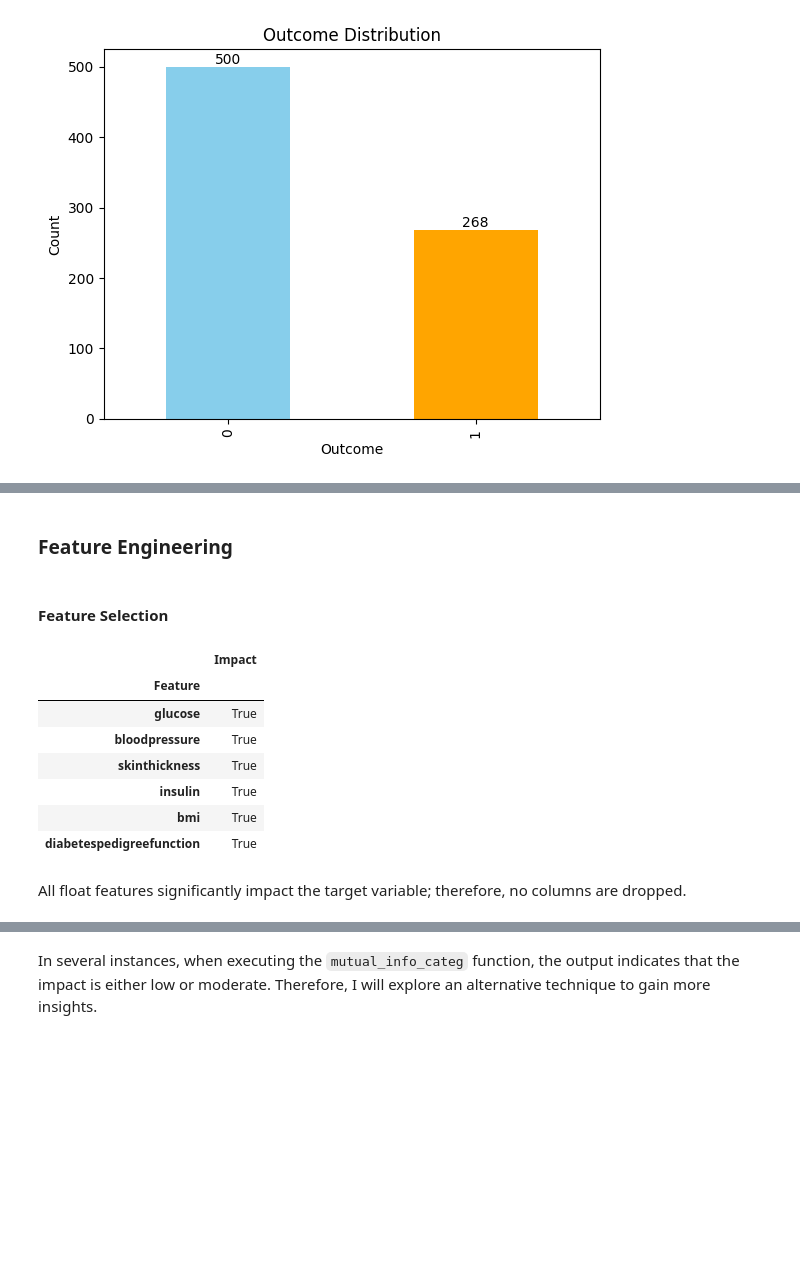
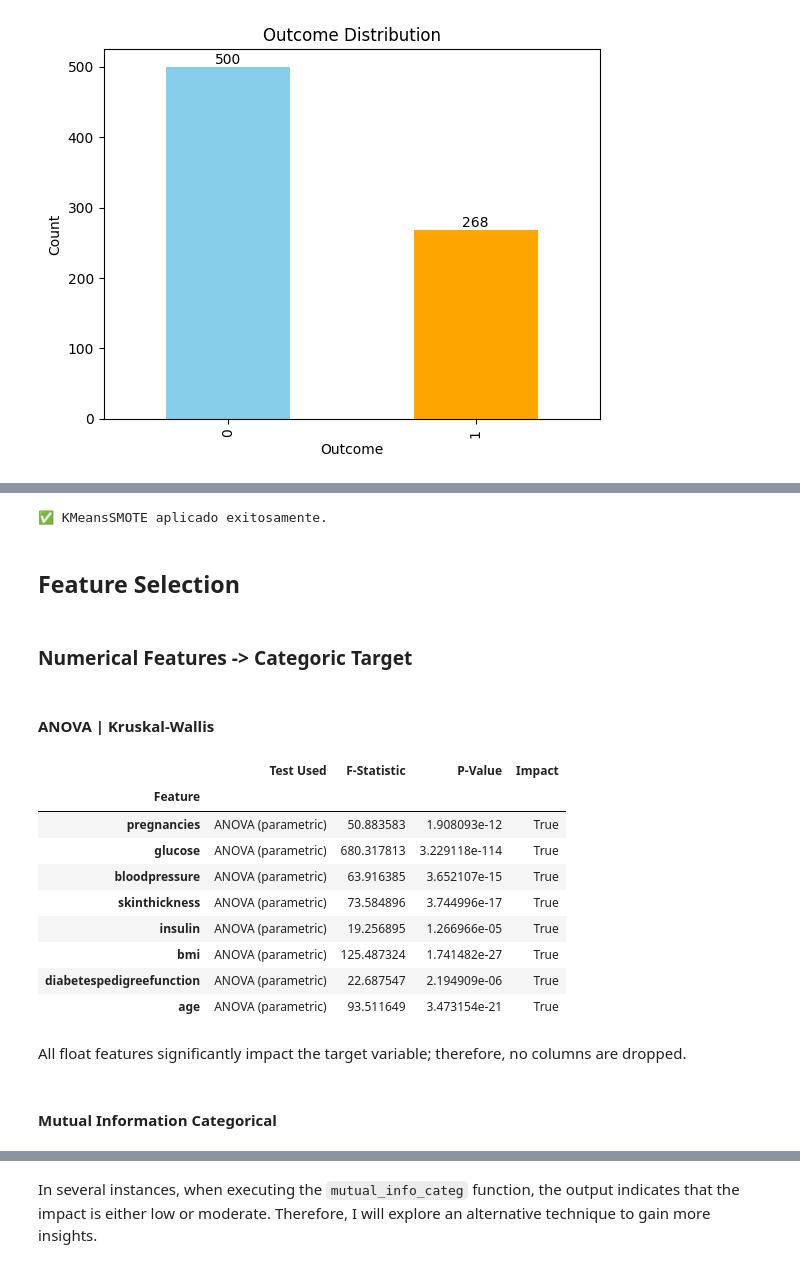
Before and after one commit to haroldeustaquio/Pima-Diabetes-Prediction, a Jupyter notebook: notebooks/01_data_preprocessing.ipynb, the cells around one changed output, grey strips where cells are left out. Saved outputs shown, nothing was run; the diff lists cells and outputs as text; code cells hidden in the pictures; blank space fills up the shorter version.

Commit message:
Add data processing and model training scripts with pipeline and best model saving

```diff
--- a/notebooks/01_data_preprocessing.ipynb
+++ b/notebooks/01_data_preprocessing.ipynb
@@ -1092,2 +114,2 @@ df = pd.DataFrame(iterative.fit_transform(df), columns=df.columns)
-# %%
-df[['pregnancies', "glucose","age", "outcome"]] = df[['pregnancies', "glucose","age", "outcome"]].astype(int)
+# %%
+df = f.apply_imputer_strategy(df, imputer_recommendations)
@@ -1109,0 +126,2 @@ detect_all_outliers(df, float_features, remove=True)
+# %%
+balancing_recomendation = f.data_balancing_oversampling_recommender(df.drop(columns='outcome'), df['outcome'], soft=False)
@@ -1110,18 +143,31 @@ detect_all_outliers(df, float_features, remove=True)
+# %%
+if cases["balance_data"]:
+    df = f.apply_balancing_oversampling(df.drop(columns='outcome'), df['outcome'], balancing_recomendation)
+else:
+    "No data balancing was applied"
+# %% [output]
+✅ KMeansSMOTE aplicado exitosamente.
 # %% [markdown]
-### Feature Engineering
+## Feature Selection
-# %% [markdown]
-#### Feature Selection
+# %% [markdown]
+### Numerical Features -> Categoric Target
+# %% [markdown]
+#### ANOVA | Kruskal-Wallis
 # %%
-anova_krustal_categ(df, float_features, target, display_info=False)
+f.feature_selection_anova_kruskal(df, num_features, target, display_info=True)
 # %% [output]
-|  | Impact |
-| Feature |  |
-| glucose | True |
-| bloodpressure | True |
-| skinthickness | True |
-| insulin | True |
-| bmi | True |
-| diabetespedigreefunction | True |
+|  | Test Used | F-Statistic | P-Value | Impact |
+| Feature |  |  |  |  |
+| pregnancies | ANOVA (parametric) | 50.883583 | 1.908093e-12 | True |
+| glucose | ANOVA (parametric) | 680.317813 | 3.229118e-114 | True |
+| bloodpressure | ANOVA (parametric) | 63.916385 | 3.652107e-15 | True |
+| skinthickness | ANOVA (parametric) | 73.584896 | 3.744996e-17 | True |
+| insulin | ANOVA (parametric) | 19.256895 | 1.266966e-05 | True |
+| bmi | ANOVA (parametric) | 125.487324 | 1.741482e-27 | True |
+| diabetespedigreefunction | ANOVA (parametric) | 22.687547 | 2.194909e-06 | True |
+| age | ANOVA (parametric) | 93.511649 | 3.473154e-21 | True |
 # %% [markdown]
 All float features significantly impact the target variable; therefore, no columns are dropped.
+# %% [markdown]
+#### Mutual Information Categorical
 # %%
```
Also changed, not shown: parts of 98 cells of this notebook, 9 other files.
